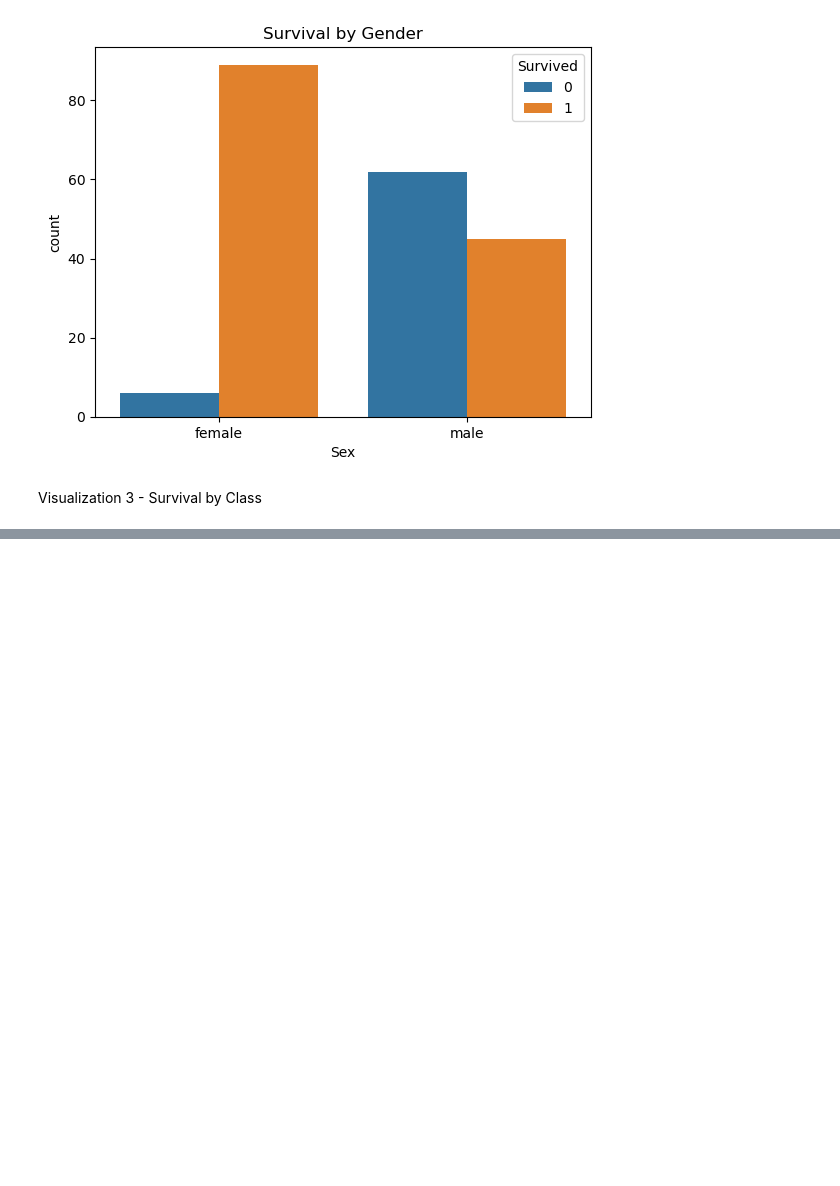
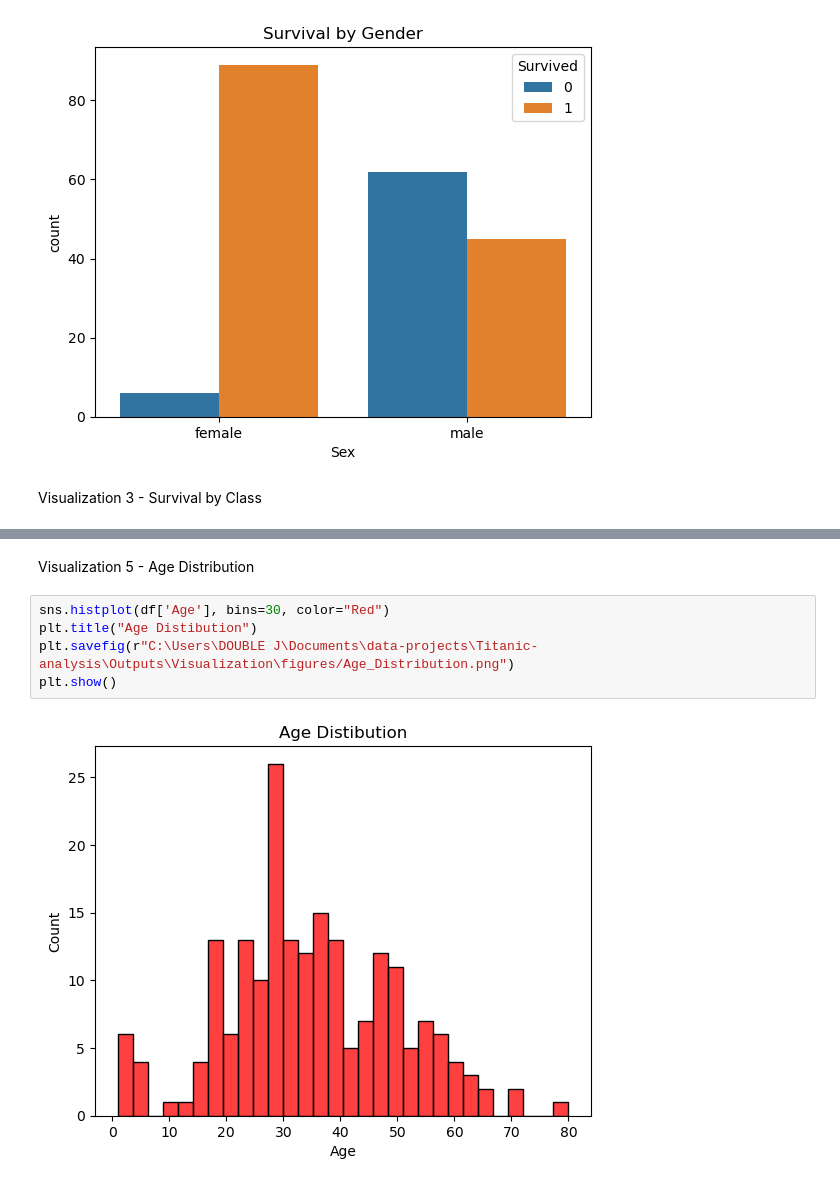
Before and after one commit to Aluka-Analysis/titanic-analysis, a Jupyter notebook: notebooks/01_titanic_ml.ipynb, the cells around one changed output, grey strips where cells are left out. Drawn from its saved outputs; the diff is of its cells as text; blank space fills up the shorter version.

```diff
--- a/notebooks/01_titanic_ml.ipynb
+++ b/notebooks/01_titanic_ml.ipynb
@@ -147,0 +155,9 @@ Visualization 3 - Survival by Class
+# %% [markdown]
+Visualization 5 - Age Distribution
+# %%
+sns.histplot(df['Age'], bins=30, color="Red")
+plt.title("Age Distibution")
+plt.savefig(r"C:\Users\DOUBLE J\Documents\data-projects\Titanic-analysis\Outputs\Visualization\figures/Age_Distribution.png")
+plt.show()
+# %% [output]
+[figure, added]
```
Also changed, not shown: parts of 3 cells of this notebook, 3 other files.
